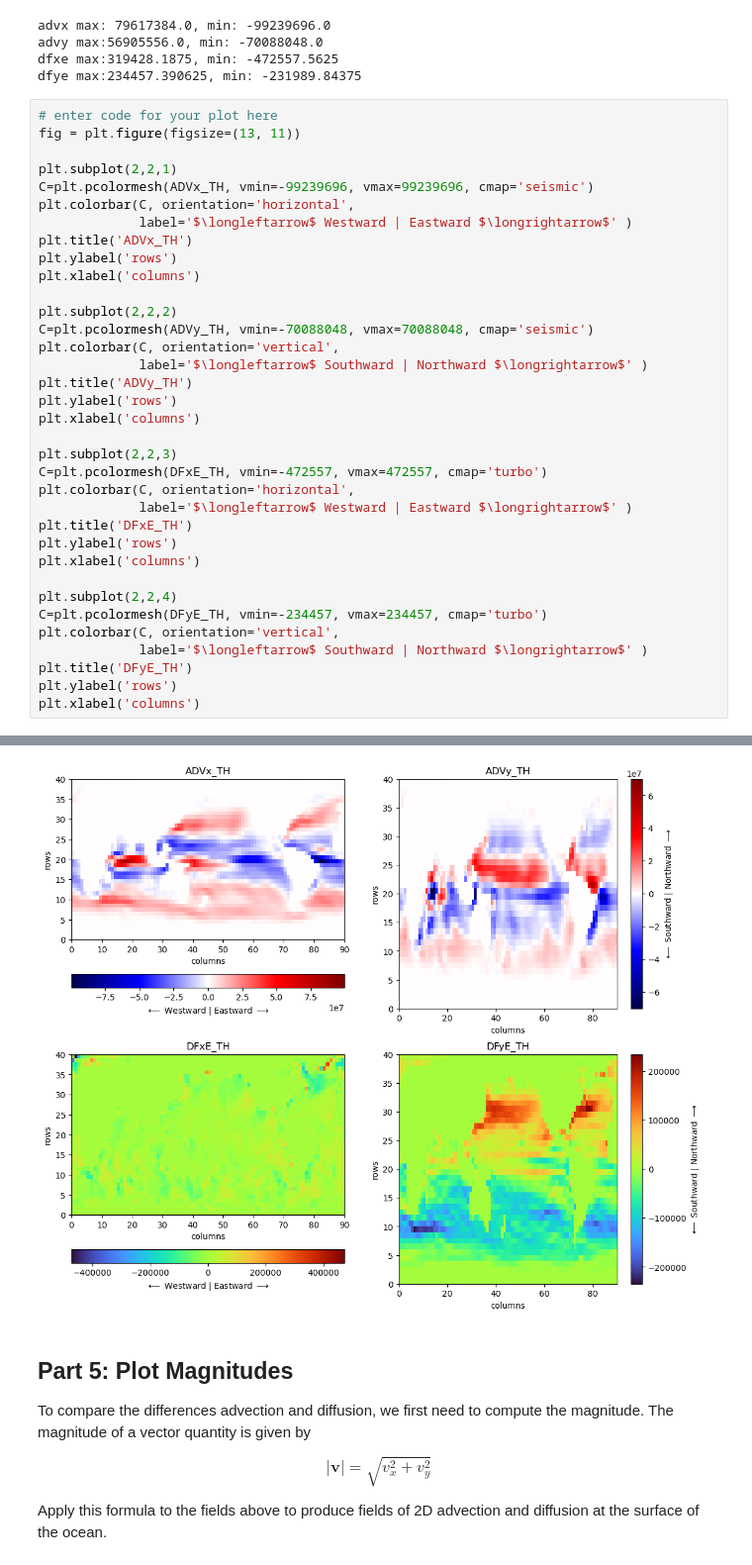
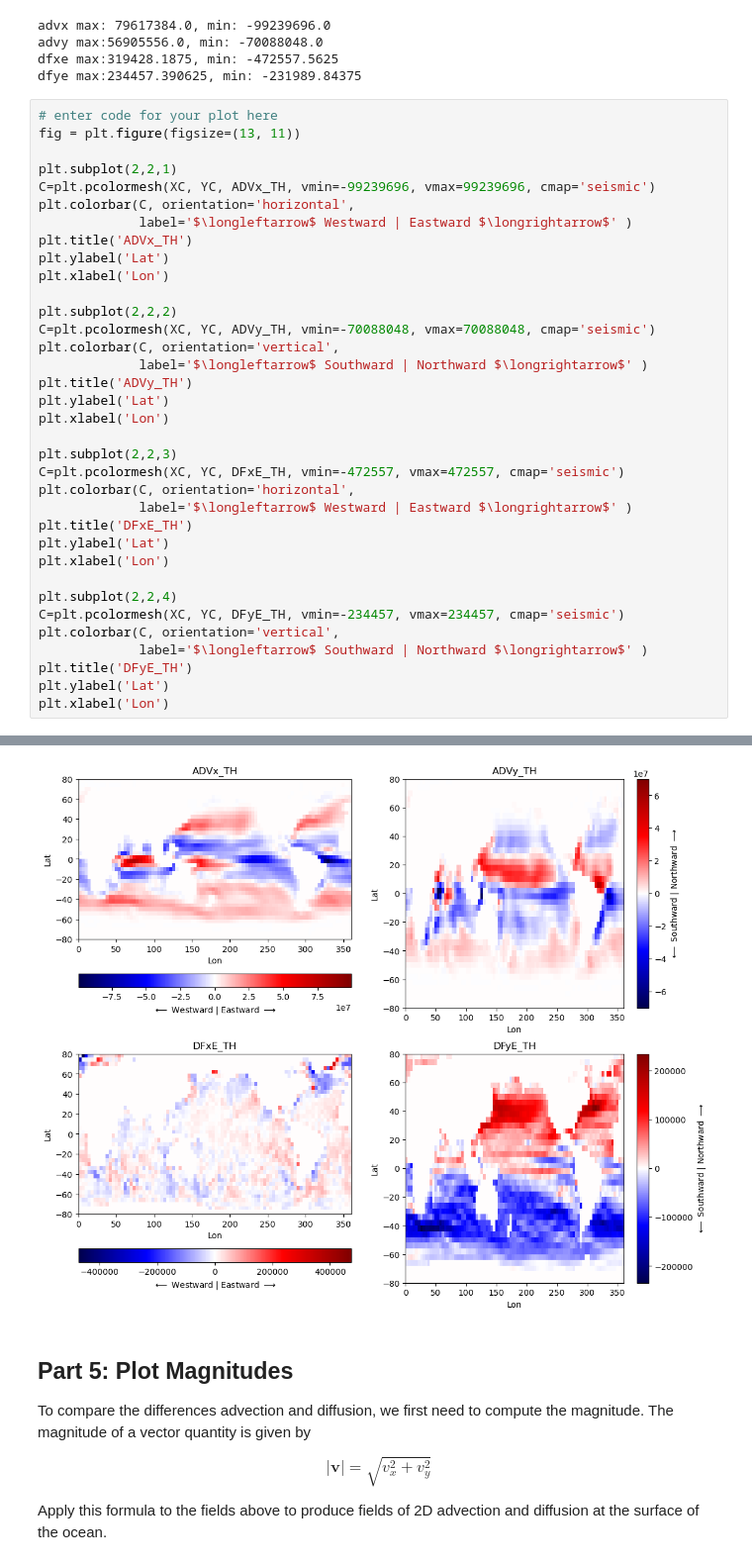
Before and after one commit to Kouryl/cs185c, a Jupyter notebook: homework/homework_8/HW8 Advection and Diffusion.ipynb, the cells around one changed output, grey strips where cells are left out. Shown at 99% size. Drawn from its saved outputs; the diff is of its cells as text.

```diff
--- a/homework/homework_8/HW8 Advection and Diffusion.ipynb
+++ b/homework/homework_8/HW8 Advection and Diffusion.ipynb
@@ -130,34 +130,34 @@ dfye max:234457.390625, min: -231989.84375
 fig = plt.figure(figsize=(13, 11))
 
 plt.subplot(2,2,1)
-C=plt.pcolormesh(ADVx_TH, vmin=-99239696, vmax=99239696, cmap='seismic')
+C=plt.pcolormesh(XC, YC, ADVx_TH, vmin=-99239696, vmax=99239696, cmap='seismic')
 plt.colorbar(C, orientation='horizontal',
              label='$\longleftarrow$ Westward | Eastward $\longrightarrow$' )
 plt.title('ADVx_TH')
-plt.ylabel('rows')
-plt.xlabel('columns')
+plt.ylabel('Lat')
+plt.xlabel('Lon')
 
 plt.subplot(2,2,2)
-C=plt.pcolormesh(ADVy_TH, vmin=-70088048, vmax=70088048, cmap='seismic')
+C=plt.pcolormesh(XC, YC, ADVy_TH, vmin=-70088048, vmax=70088048, cmap='seismic')
 plt.colorbar(C, orientation='vertical',
              label='$\longleftarrow$ Southward | Northward $\longrightarrow$' )
 plt.title('ADVy_TH')
-plt.ylabel('rows')
-plt.xlabel('columns')
+plt.ylabel('Lat')
+plt.xlabel('Lon')
 
 plt.subplot(2,2,3)
-C=plt.pcolormesh(DFxE_TH, vmin=-472557, vmax=472557, cmap='turbo')
+C=plt.pcolormesh(XC, YC, DFxE_TH, vmin=-472557, vmax=472557, cmap='seismic')
 plt.colorbar(C, orientation='horizontal',
              label='$\longleftarrow$ Westward | Eastward $\longrightarrow$' )
 plt.title('DFxE_TH')
-plt.ylabel('rows')
-plt.xlabel('columns')
+plt.ylabel('Lat')
+plt.xlabel('Lon')
 
 plt.subplot(2,2,4)
-C=plt.pcolormesh(DFyE_TH, vmin=-234457, vmax=234457, cmap='turbo')
+C=plt.pcolormesh(XC, YC, DFyE_TH, vmin=-234457, vmax=234457, cmap='seismic')
 plt.colorbar(C, orientation='vertical',
              label='$\longleftarrow$ Southward | Northward $\longrightarrow$' )
 plt.title('DFyE_TH')
-plt.ylabel('rows')
-plt.xlabel('columns')
+plt.ylabel('Lat')
+plt.xlabel('Lon')
 # %% [output]
@@ -165,4 +165,4 @@ Text(0.5, 0, 'columns')
-[figure, old version]
+[figure, new version]
 # %% [markdown]
 ## Part 5: Plot Magnitudes
 To compare the differences advection and diffusion, we first need to compute the magnitude. The magnitude of a vector quantity is given by
```
Also changed, not shown: parts of 2 cells of this notebook.
